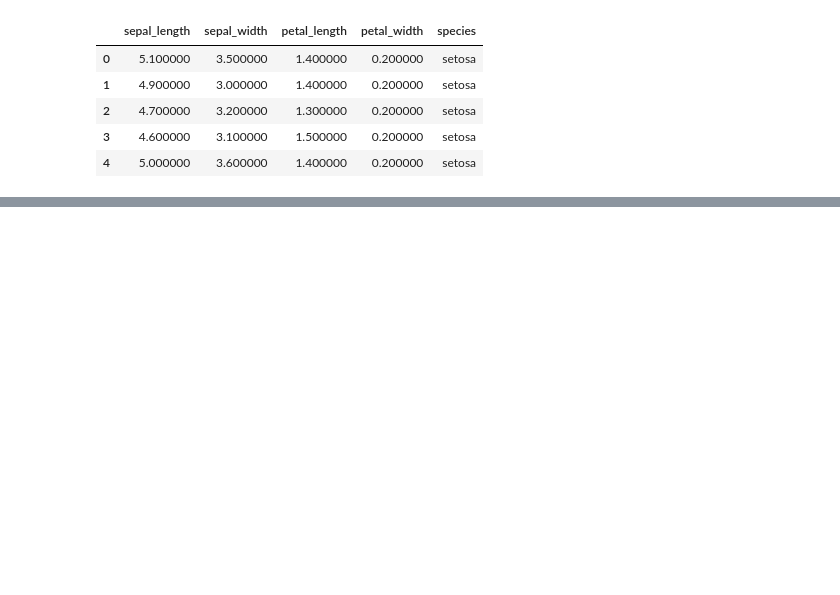
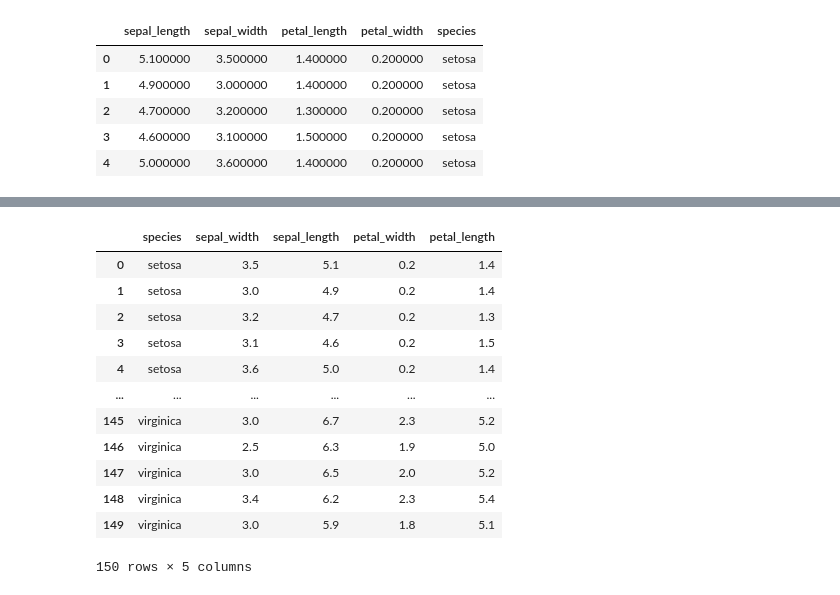
Before and after one commit to AleksandraJuras2000/Practice_Python, a Jupyter notebook: zad1.ipynb, the cells around one changed output, grey strips where cells are left out. Saved outputs shown, nothing was run; the diff lists cells and outputs as text; code cells hidden in the pictures; blank space fills up the shorter version.

```diff
--- a/zad1.ipynb
+++ b/zad1.ipynb
@@ -95,0 +115,16 @@ Name: kind, dtype: int64
+# %%
+df.sort_index(axis=1, ascending=False)  #sortuje indeksy
+# %% [output]
+|  | species | sepal_width | sepal_length | petal_width | petal_length |
+| 0 | setosa | 3.5 | 5.1 | 0.2 | 1.4 |
+| 1 | setosa | 3.0 | 4.9 | 0.2 | 1.4 |
+| 2 | setosa | 3.2 | 4.7 | 0.2 | 1.3 |
+| 3 | setosa | 3.1 | 4.6 | 0.2 | 1.5 |
+| 4 | setosa | 3.6 | 5.0 | 0.2 | 1.4 |
+| ... | ... | ... | ... | ... | ... |
+| 145 | virginica | 3.0 | 6.7 | 2.3 | 5.2 |
+| 146 | virginica | 2.5 | 6.3 | 1.9 | 5.0 |
+| 147 | virginica | 3.0 | 6.5 | 2.0 | 5.2 |
+| 148 | virginica | 3.4 | 6.2 | 2.3 | 5.4 |
+| 149 | virginica | 3.0 | 5.9 | 1.8 | 5.1 |
+150 rows × 5 columns
```
Also changed, not shown: parts of 18 cells of this notebook.
